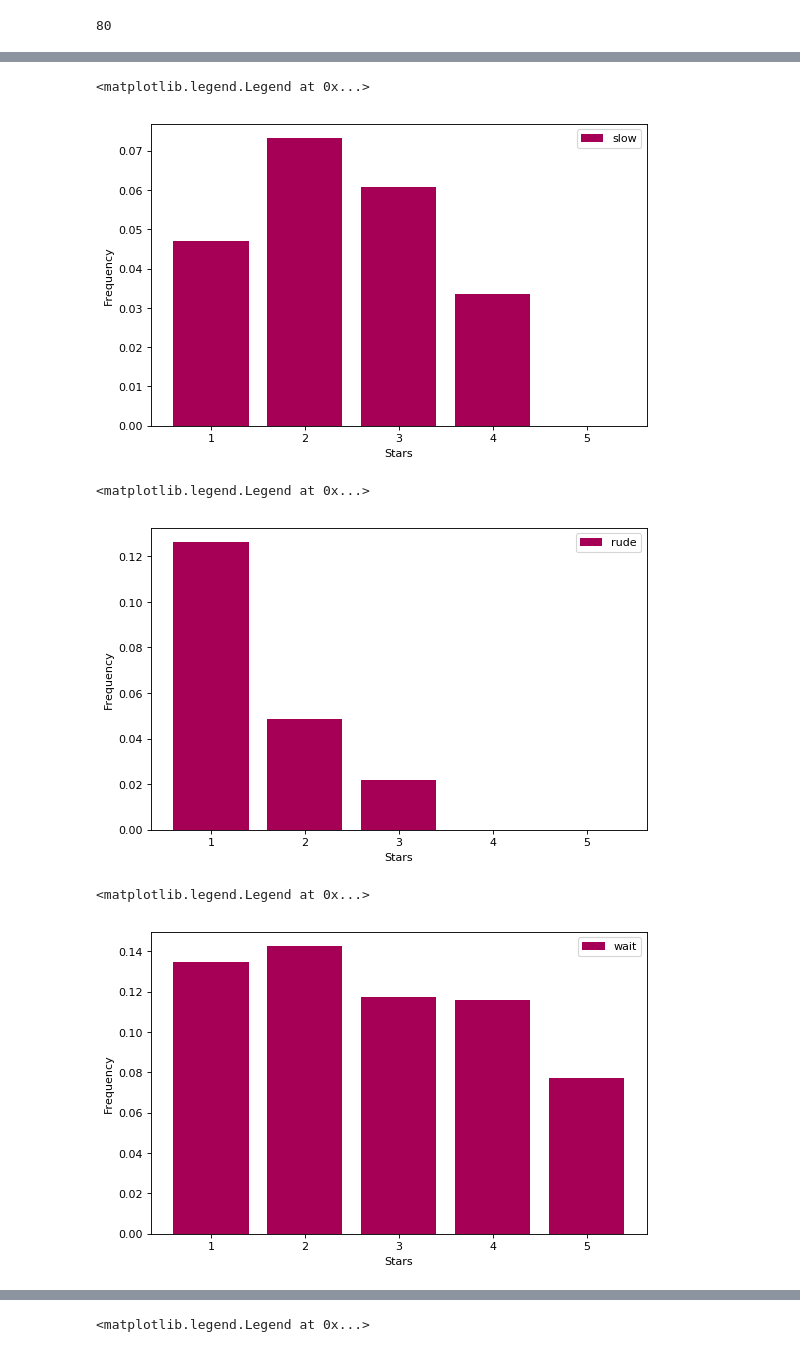
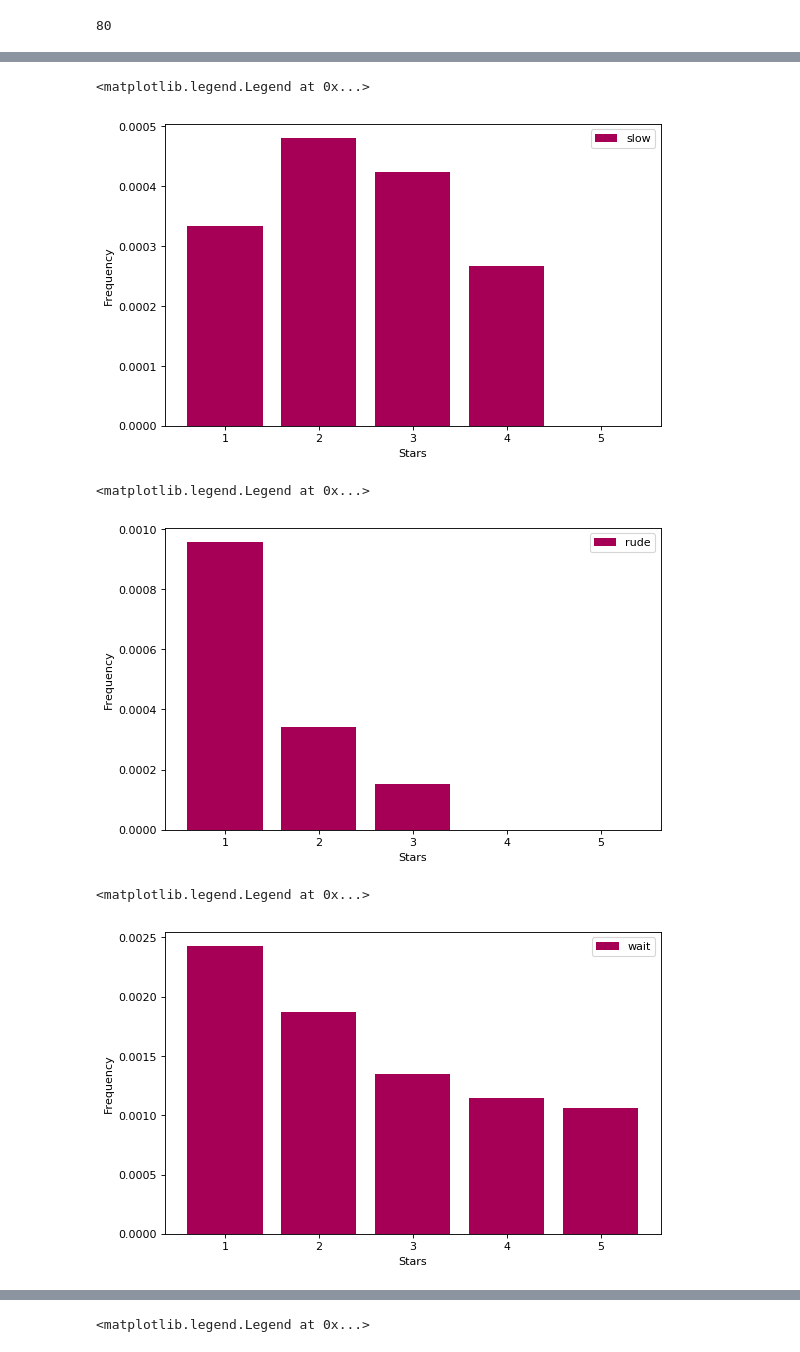
Before and after one commit to junxiazhujoy/STAT628_Module2, a Jupyter notebook: codes/Goal1/review_analysis/ngrams_freq/word_freq_ana.ipynb, the cells around one changed output, grey strips where cells are left out. Cells and saved outputs as stored; diff of their text form; code cells hidden in the pictures.

Commit message:
word freq analysis

```diff
--- a/codes/Goal1/review_analysis/ngrams_freq/word_freq_ana.ipynb
+++ b/codes/Goal1/review_analysis/ngrams_freq/word_freq_ana.ipynb
@@ -36,11 +29,11 @@ int(beerbi.loc[beerbi['beer1']=='beer select','beer1freq'])
 # %% [output]
 80
 # %%
-df_star1 = pd.read_csv('df_star1.csv')
-df_star2 = pd.read_csv('df_star2.csv')
-df_star3 = pd.read_csv('df_star3.csv')
-df_star4 = pd.read_csv('df_star4.csv')
-df_star5 = pd.read_csv('df_star5.csv')
+df_star1 = pd.read_csv('wc_uni_star1.csv')
+df_star2 = pd.read_csv('wc_uni_star2.csv')
+df_star3 = pd.read_csv('wc_uni_star3.csv')
+df_star4 = pd.read_csv('wc_uni_star4.csv')
+df_star5 = pd.read_csv('wc_uni_star5.csv')
 # %%
 df_star1.head(10)
 # %% [output]
@@ -151,10 +144,10 @@ plt.legend(loc="upper right")
 # %%
 
 plt.figure(figsize=(8, 5), dpi=80)
-fre1=int(df_star1.loc[df_star1['words']=='slow',:]['frequency'])/30884
-fre2=int(df_star2.loc[df_star2['words']=='slow',:]['frequency'])/23239
-fre3=int(df_star3.loc[df_star3['words']=='slow',:]['frequency'])/33822
-fre4=int(df_star4.loc[df_star4['words']=='slow',:]['frequency'])/66133
+fre1=int(df_star1.loc[df_star1['words']=='slow',:]['frequency'])/4337786
+fre2=int(df_star2.loc[df_star2['words']=='slow',:]['frequency'])/3513632
+fre3=int(df_star3.loc[df_star3['words']=='slow',:]['frequency'])/4763659
+fre4=int(df_star4.loc[df_star4['words']=='slow',:]['frequency'])/8328480
 fre5=0
 
 num_list = [fre1, fre2, fre3, fre4, fre5]
@@ -166,17 +159,17 @@ plt.ylabel('Frequency')
 plt.legend(loc="upper right")
 # %% [output]
 <matplotlib.legend.Legend at 0x...>
-[figure, old version]
+[figure, new version]
 # %%
 
 plt.figure(figsize=(8, 5), dpi=80)
-fre1=int(df_star1.loc[df_star1['words']=='rude',:]['frequency'])/30884
-fre2=int(df_star2.loc[df_star2['words']=='rude',:]['frequency'])/23239
-fre3=int(df_star3.loc[df_star3['words']=='rude',:]['frequency'])/33822
+fre1=int(df_star1.loc[df_star1['words']=='rude',:]['frequency'])/4337786
+fre2=int(df_star2.loc[df_star2['words']=='rude',:]['frequency'])/3513632
+fre3=int(df_star3.loc[df_star3['words']=='rude',:]['frequency'])/4763659
 fre4=0
-#int(df_star4.loc[df_star4['words']=='rude',:]['frequency'])/66133
+#fre4=int(df_star4.loc[df_star4['words']=='rude',:]['frequency'])/8328480
 fre5=0
-#int(df_star5.loc[df_star5['words']=='rude',:]['frequency'])/111769
+#int(df_star5.loc[df_star5['words']=='rude',:]['frequency'])/10839807
 
 
 num_list = [fre1, fre2, fre3, fre4, fre5]
@@ -188,27 +181,27 @@ plt.ylabel('Frequency')
 plt.legend(loc="upper right")
 # %% [output]
 <matplotlib.legend.Legend at 0x...>
-[figure, old version]
+[figure, new version]
 # %%
 
 plt.figure(figsize=(8, 5), dpi=80)
 
-fre1=int(df_star1.loc[df_star1['words']=='wait',:]['frequency'])/30884
-fre2=int(df_star2.loc[df_star2['words']=='wait',:]['frequency'])/23239
-fre3=int(df_star3.loc[df_star3['words']=='wait',:]['frequency'])/33822
-fre4=int(df_star4.loc[df_star4['words']=='wait',:]['frequency'])/66133
-fre5=int(df_star5.loc[df_star5['words']=='wait',:]['frequency'])/111769
+fre1=int(df_star1.loc[df_star1['words']=='wait',:]['frequency'])/4337786
+fre2=int(df_star2.loc[df_star2['words']=='wait',:]['frequency'])/3513632
+fre3=int(df_star3.loc[df_star3['words']=='wait',:]['frequency'])/4763659
+fre4=int(df_star4.loc[df_star4['words']=='wait',:]['frequency'])/8328480
+fre5=int(df_star5.loc[df_star5['words']=='wait',:]['frequency'])/10839807
 
 num_list = [fre1, fre2, fre3, fre4, fre5]
 
 plt.bar(range(1,(len(num_list)+1)), num_list,label="wait", color="#a50055")
 
 plt.xlabel('Stars')
 plt.ylabel('Frequency')
 plt.legend(loc="upper right")
 # %% [output]
 <matplotlib.legend.Legend at 0x...>
-[figure, old version]
+[figure, new version]
 # %%
 
 plt.figure(figsize=(8, 5), dpi=80)
```
Also changed, not shown: parts of 14 cells of this notebook, 28 other files.
